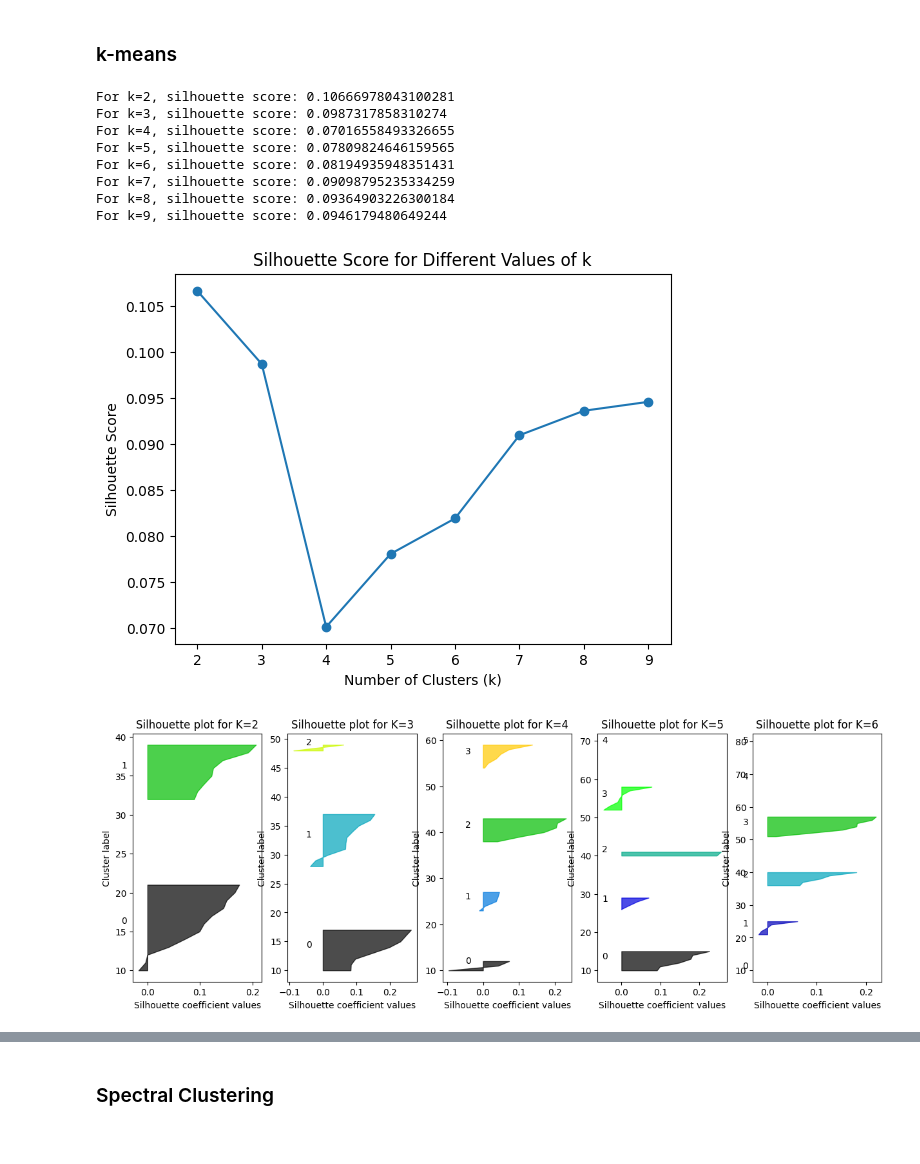
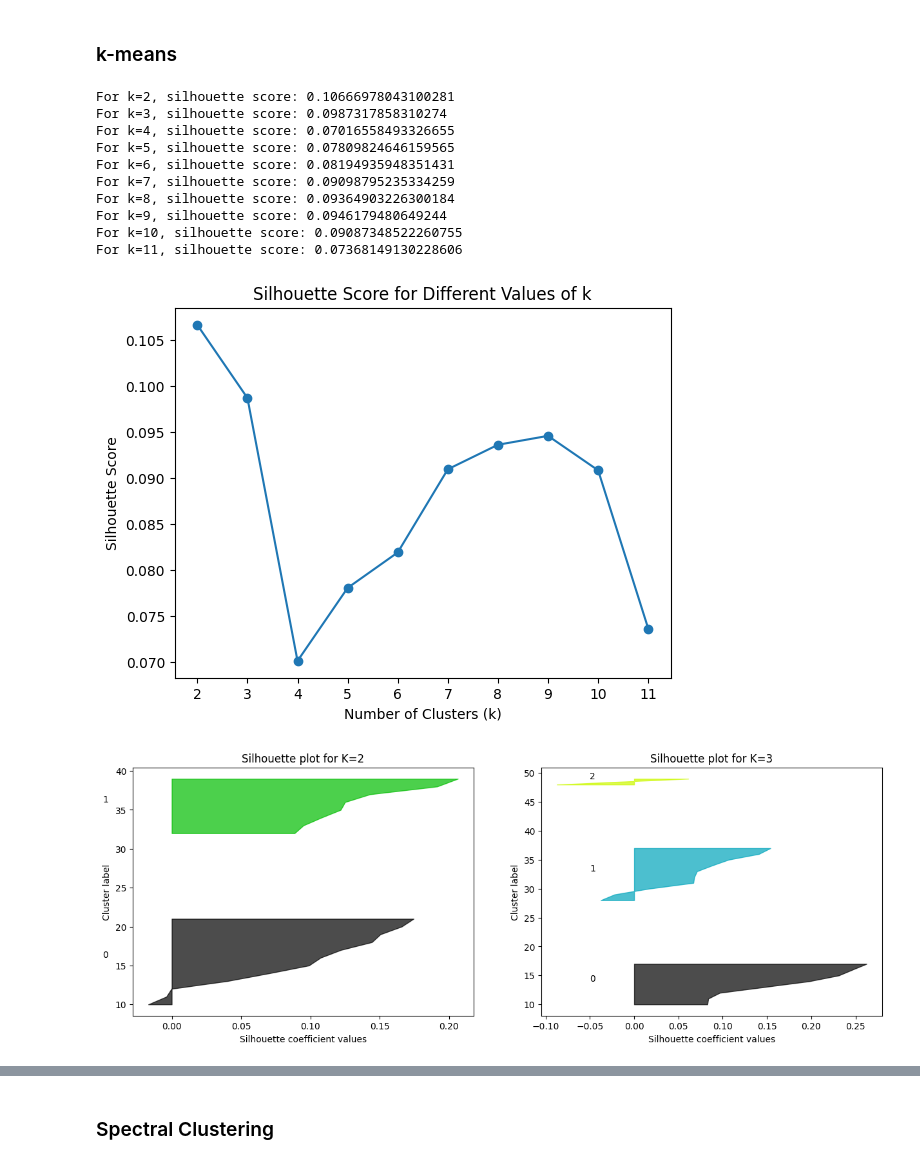
Before and after one commit to furkanakkurt1335/549-term-project, a Jupyter notebook: aa_embeddings/embedding_clustering.ipynb, the cells around one changed output, grey strips where cells are left out. Cells and saved outputs as stored; diff of their text form; code cells hidden in the pictures.

```diff
--- a/aa_embeddings/embedding_clustering.ipynb
+++ b/aa_embeddings/embedding_clustering.ipynb
@@ -182,7 +197,7 @@ import matplotlib.pyplot as plt
 
 
 # Define a range of k values
-k_values = range(2, 10)
+k_values = range(2, 12)
 
 # Initialize lists to store silhouette scores for each k
 silhouette_scores = []
@@ -190,7 +205,7 @@ silhouette_scores = []
 # Iterate over each k value
 for k in k_values:
     # Fit KMeans model
-    kmeans = KMeans(n_clusters=k, random_state=42)
+    kmeans = KMeans(n_clusters=k, random_state=42,n_init=10)
     cluster_labels = kmeans.fit_predict(vectors)
 
     # Calculate silhouette score
@@ -204,6 +219,7 @@ for k in k_values:
 plt.plot(k_values, silhouette_scores, marker='o')
 plt.title('Silhouette Score for Different Values of k')
 plt.xlabel('Number of Clusters (k)')
+plt.xticks(range(2,12))
 plt.ylabel('Silhouette Score')
 plt.show()
 # %% [output]
@@ -215,7 +231,9 @@ For k=6, silhouette score: 0.08194935948351431
 For k=7, silhouette score: 0.09098795235334259
 For k=8, silhouette score: 0.09364903226300184
 For k=9, silhouette score: 0.0946179480649244
+For k=10, silhouette score: 0.09087348522260755
+For k=11, silhouette score: 0.07368149130228606
-[figure, old version]
+[figure, new version]
 # %%
 import numpy as np
 import matplotlib.pyplot as plt
@@ -224,7 +242,7 @@ from sklearn.metrics import silhouette_samples, silhouette_score
 
 data = vectors
 # Define the range of k values
-k_values = range(2, 7)
+k_values = range(2, 4)
 
 # Create subplots for each k value
 fig, ax = plt.subplots(1, len(k_values), figsize=(15, 5))
@@ -246,31 +264,31 @@ for i, k in enumerate(k_values):
     for j in range(k):
         # Aggregate the silhouette scores for samples belonging to cluster j
         jth_cluster_silhouette_values = sample_silhouette_values[cluster_labels == j]
 
         # Sort the silhouette scores
         jth_cluster_silhouette_values.sort()
 
         # Calculate the height of the silhouette plot
         size_cluster_j = jth_cluster_silhouette_values.shape[0]
         y_upper = y_lower + size_cluster_j
 
         # Color the clusters
         color = plt.cm.nipy_spectral(float(j) / k)
         ax[i].fill_betweenx(np.arange(y_lower, y_upper),
                             0, jth_cluster_silhouette_values,
                             facecolor=color, edgecolor=color, alpha=0.7)
 
         # Label the silhouette plots with their cluster numbers at the middle
         ax[i].text(-0.05, y_lower + 0.5 * size_cluster_j, str(j))
 
         # Compute the new y_lower for the next plot
         y_lower = y_upper + 10  # 10 for the 0 samples
 
     # Set labels and title
     ax[i].set_title(f"Silhouette plot for K={k}")
     ax[i].set_xlabel("Silhouette coefficient values")
     ax[i].set_ylabel("Cluster label")
 
 plt.show()
 # %% [output]
-[figure, old version]
+[figure, new version]
```
Also changed, not shown: parts of 9 cells of this notebook.
